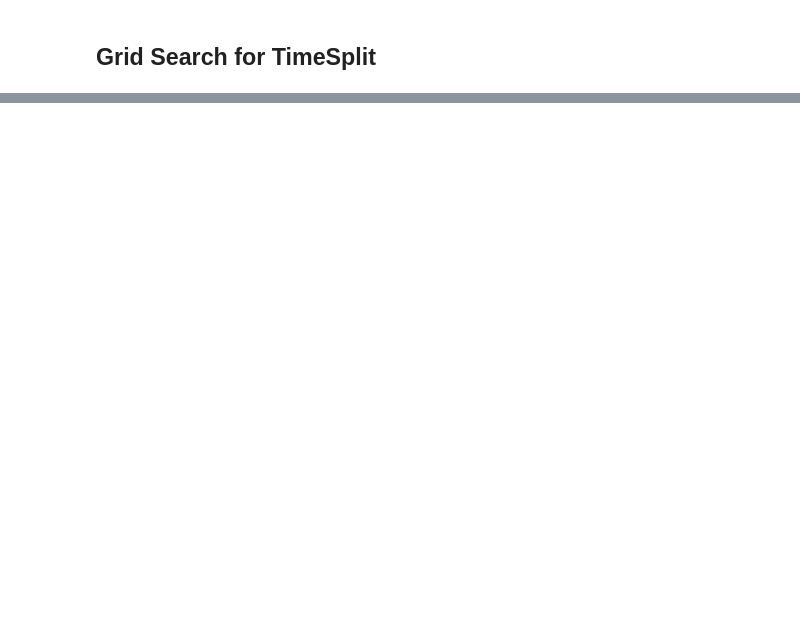
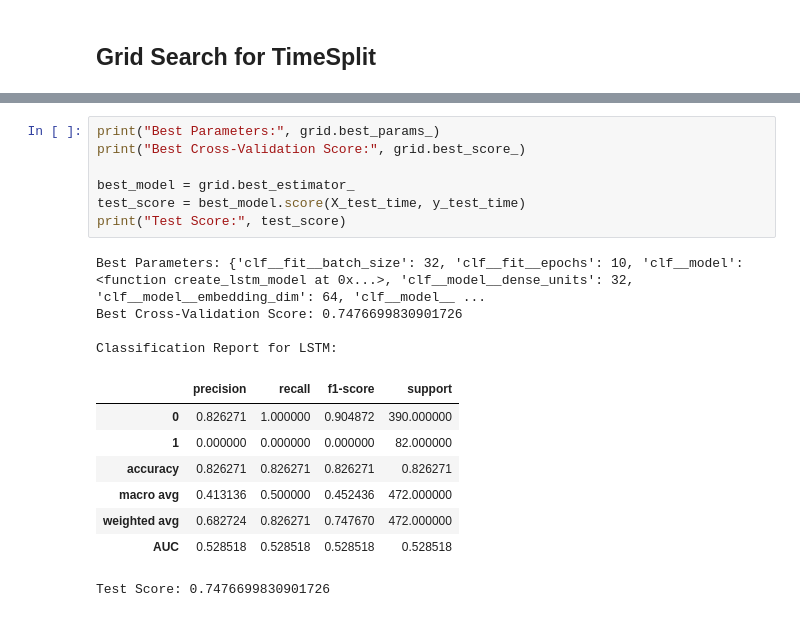
Before and after one commit to IdrissPro/NLP, a Jupyter notebook: NLP.ipynb, the cells around one changed output, grey strips where cells are left out. Drawn from its saved outputs; the diff is of its cells as text; blank space fills up the shorter version.

```diff
--- a/NLP.ipynb
+++ b/NLP.ipynb
@@ -672,0 +744,20 @@ print("Test Score:", test_score)
+# %%
+print("Best Parameters:", grid.best_params_)
+print("Best Cross-Validation Score:", grid.best_score_)
+
+best_model = grid.best_estimator_
+test_score = best_model.score(X_test_time, y_test_time)
+print("Test Score:", test_score)
+# %% [output]
+Best Parameters: {'clf__fit__batch_size': 32, 'clf__fit__epochs': 10, 'clf__model': <function create_lstm_model at 0x...>, 'clf__model__dense_units': 32, 'clf__model__embedding_dim': 64, 'clf__model__ ...
+Best Cross-Validation Score: 0.7476699830901726
+
+Classification Report for LSTM:
+|  | precision | recall | f1-score | support |
+| 0 | 0.826271 | 1.000000 | 0.904872 | 390.000000 |
+| 1 | 0.000000 | 0.000000 | 0.000000 | 82.000000 |
+| accuracy | 0.826271 | 0.826271 | 0.826271 | 0.826271 |
+| macro avg | 0.413136 | 0.500000 | 0.452436 | 472.000000 |
+| weighted avg | 0.682724 | 0.826271 | 0.747670 | 472.000000 |
+| AUC | 0.528518 | 0.528518 | 0.528518 | 0.528518 |
+Test Score: 0.7476699830901726
```
Also changed, not shown: parts of 13 cells of this notebook.
